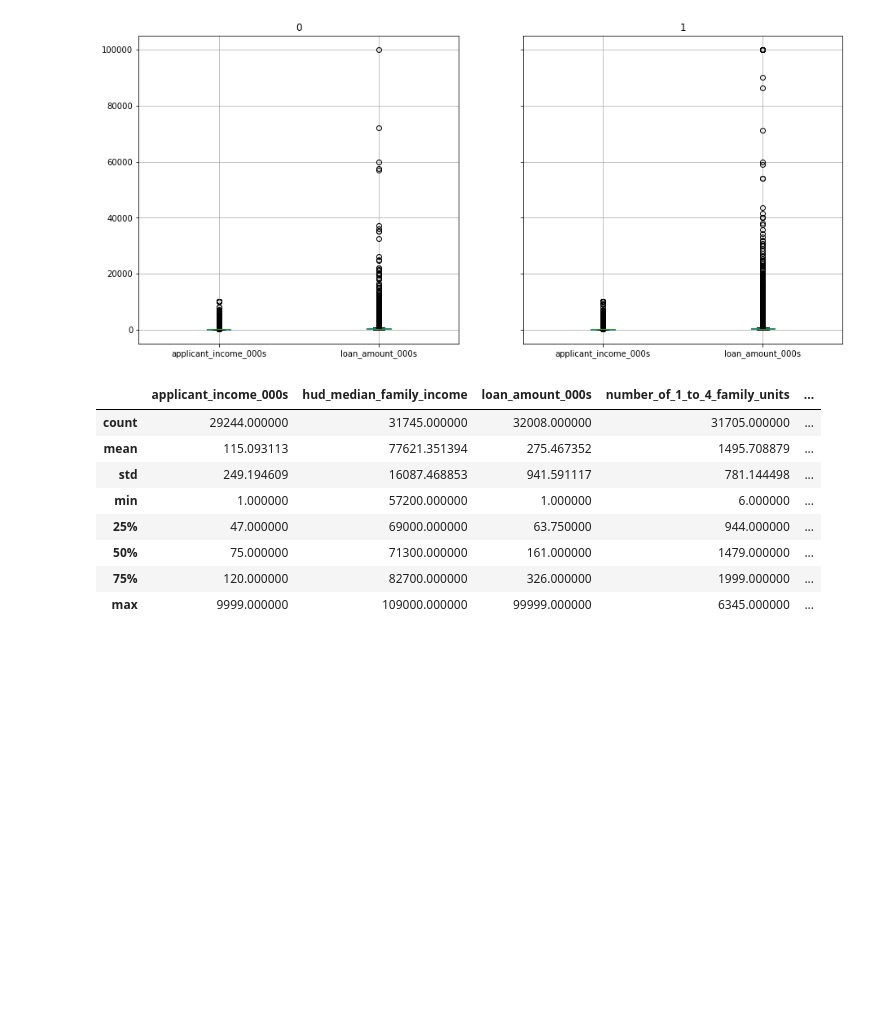
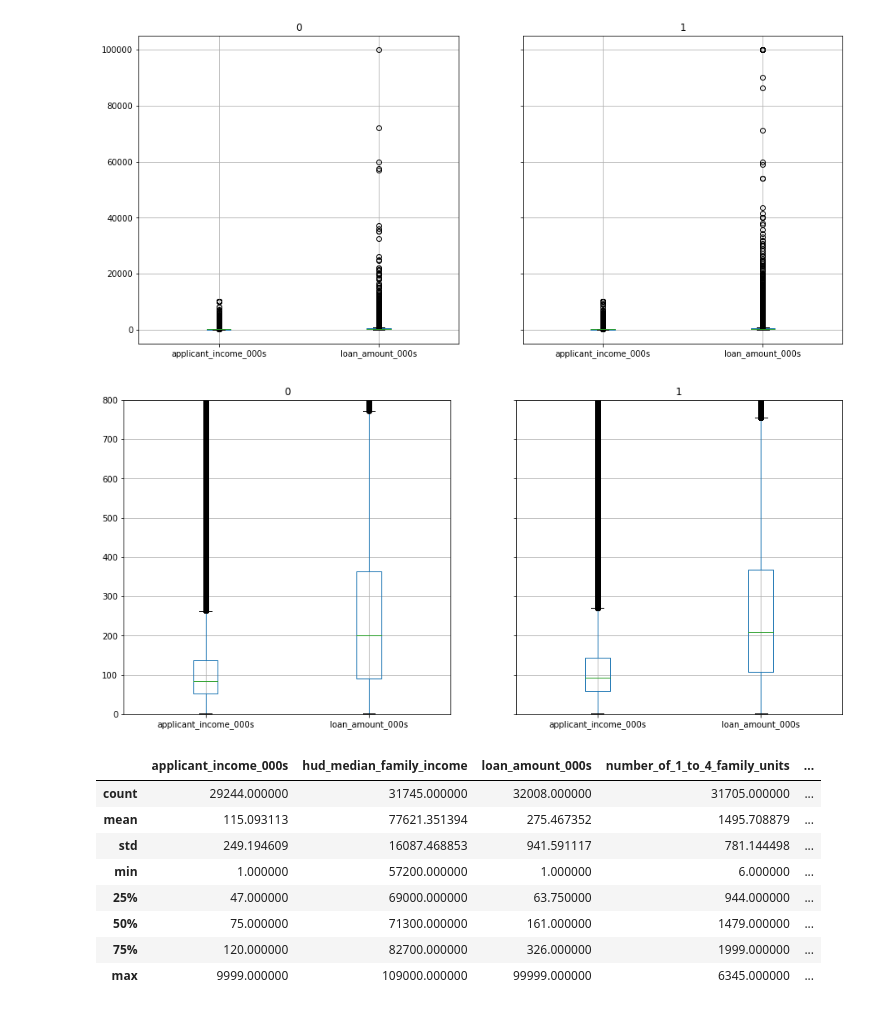
Before and after one commit to DJ1070/Darlehensanfragen, a Jupyter notebook: exploration.ipynb, the cells around one changed output. Drawn from its saved outputs; the diff is of its cells as text; code cells hidden in the pictures; blank space fills up the shorter version.

```diff
--- a/exploration.ipynb
+++ b/exploration.ipynb
@@ -109,6 +112,12 @@ ax = df[['applicant_income_000s', 'loan_amount_000s']].groupby(df.loan_approved)
 plt.show()
 # %% [output]
 [figure]
+# %%
+ax = df[['applicant_income_000s', 'loan_amount_000s']].groupby(df.loan_approved).boxplot(figsize=[15,7])
+plt.ylim(0,800)
+plt.show()
+# %% [output]
+[figure, added]
 # %%
 # OVERVIEW:
 # Financial basics of loan applicants by bank decision
```
Also changed, not shown: parts of 1 cell of this notebook.
